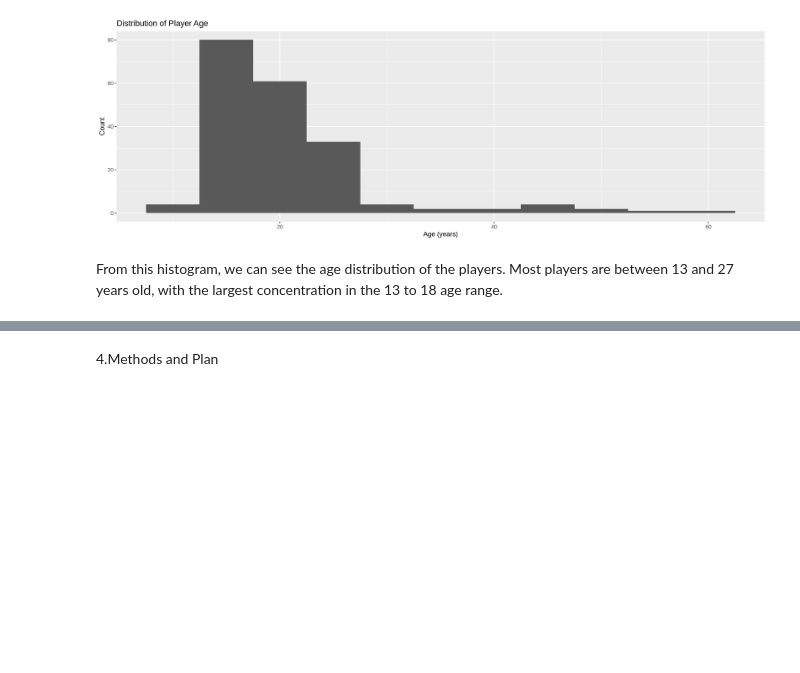
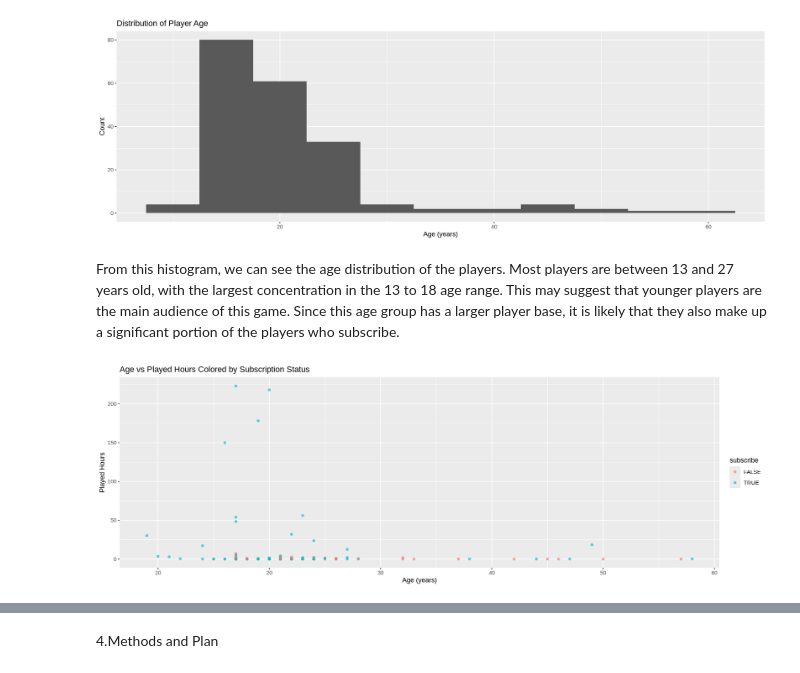
Before and after one commit to zhifou541-stack/26-Elisha-Liu-Individual-Plan, a Jupyter notebook: 26 .ipynb, the cells around one changed output, grey strips where cells are left out. Drawn from its saved outputs; the diff is of its cells as text; code cells hidden in the pictures; blank space fills up the shorter version.

Commit message:
4th commit
Added Visualization Part (3 graphs, 1 histogram, 1 scatterplot, 1 bar graph) + explanation of the graphs

```diff
--- a/26 .ipynb
+++ b/26 .ipynb
@@ -184,4 +190,14 @@ players_clean |> ggplot(aes(x = Age)) +
 # %% [output]
 [figure]
 # %% [markdown]
-From this histogram, we can see the age distribution of the players. Most players are between 13 and 27 years old, with the largest concentration in the 13 to 18 age range.
+From this histogram, we can see the age distribution of the players. Most players are between 13 and 27 years old, with the largest concentration in the 13 to 18 age range. This may suggest that younger players are the main audience of this game. Since this age group has a larger player base, it is likely that they also make up a significant portion of the players who subscribe.
+# %%
+Age_played_hours <-players_clean |>
+  ggplot(aes(x = Age, y = played_hours, color = subscribe)) +
+  geom_point(alpha = 0.6) +
+  labs(title = "Age vs Played Hours Colored by Subscription Status",
+    x = "Age (years)",
+    y = "Played Hours")
+Age_played_hours
+# %% [output]
+[figure, added]
```
Also changed, not shown: parts of 11 cells of this notebook.
